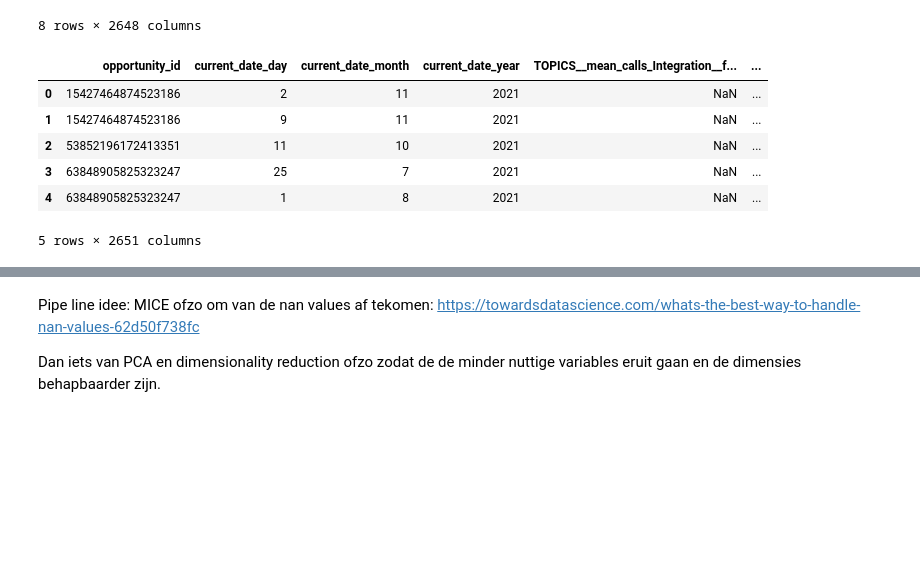
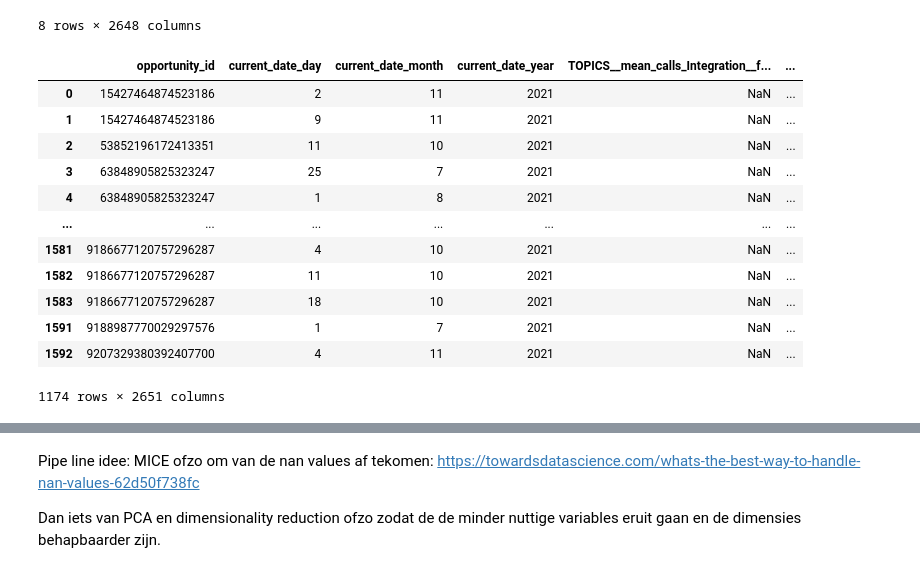
Before and after one commit to JvdWindt/Applied_Machine_Learning, a Jupyter notebook: Problem_set_1_AML.ipynb, the cells around one changed output, grey strips where cells are left out. Drawn from its saved outputs; the diff is of its cells as text; code cells hidden in the pictures; blank space fills up the shorter version.

```diff
--- a/Problem_set_1_AML.ipynb
+++ b/Problem_set_1_AML.ipynb
@@ -26,12 +26,18 @@ data.describe()
 | max | 9.207329e+18 | 31.000000 | 12.000000 | 2021.000000 | 1914.532783 | ... |
 8 rows × 2648 columns
 # %%
-data.head()
+data.groupby(['opportunity_id']).head()
 # %% [output]
 |  | opportunity_id | current_date_day | current_date_month | current_date_year | TOPICS__mean_calls_Integration__f... | ... |
 | 0 | 15427464874523186 | 2 | 11 | 2021 | NaN | ... |
 | 1 | 15427464874523186 | 9 | 11 | 2021 | NaN | ... |
 | 2 | 53852196172413351 | 11 | 10 | 2021 | NaN | ... |
 | 3 | 63848905825323247 | 25 | 7 | 2021 | NaN | ... |
 | 4 | 63848905825323247 | 1 | 8 | 2021 | NaN | ... |
+| ... | ... | ... | ... | ... | ... | ... |
+| 1581 | 9186677120757296287 | 4 | 10 | 2021 | NaN | ... |
+| 1582 | 9186677120757296287 | 11 | 10 | 2021 | NaN | ... |
+| 1583 | 9186677120757296287 | 18 | 10 | 2021 | NaN | ... |
+| 1591 | 9188987770029297576 | 1 | 7 | 2021 | NaN | ... |
+| 1592 | 9207329380392407700 | 4 | 11 | 2021 | NaN | ... |
-5 rows × 2651 columns
+1174 rows × 2651 columns
```
Also changed, not shown: parts of 4 cells of this notebook.
